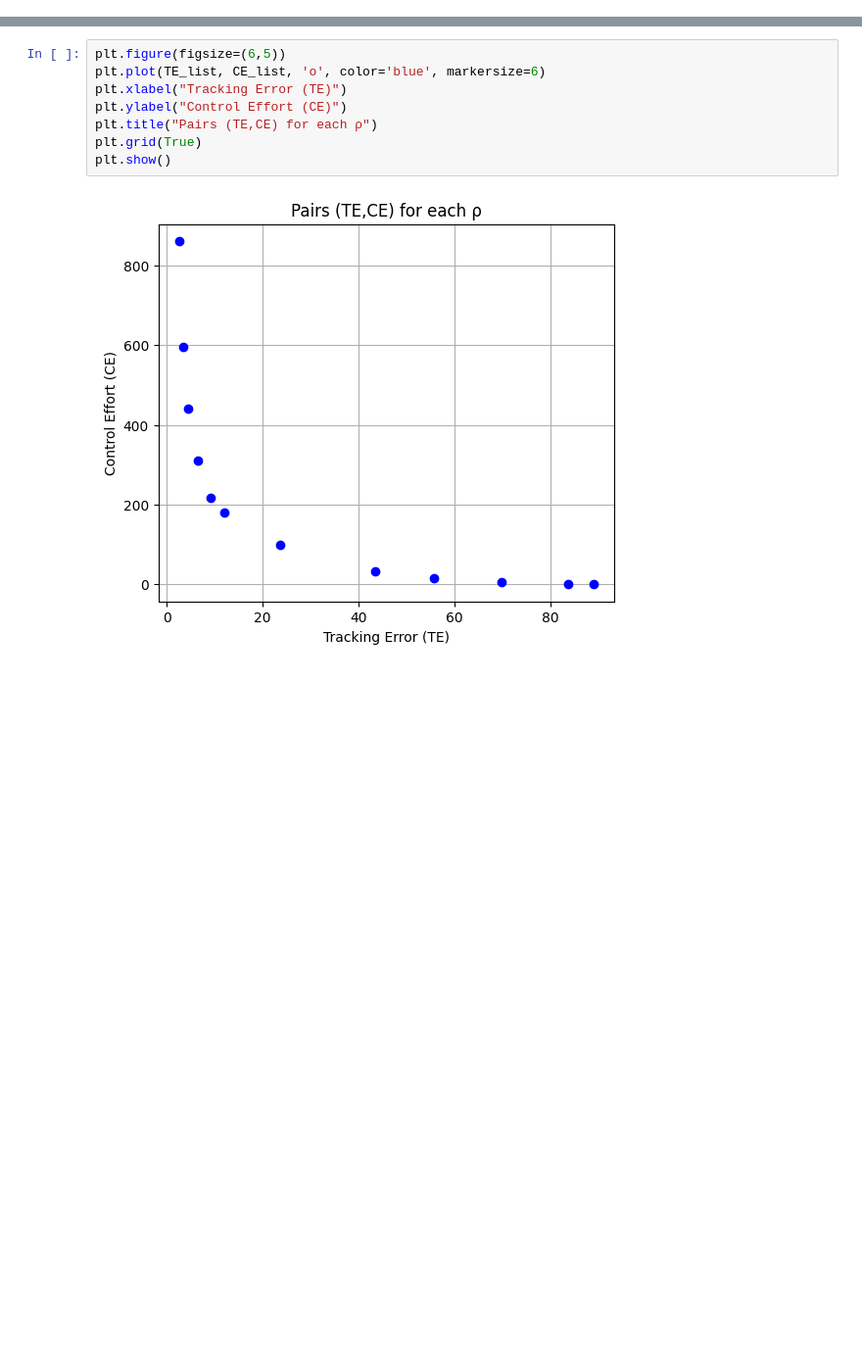
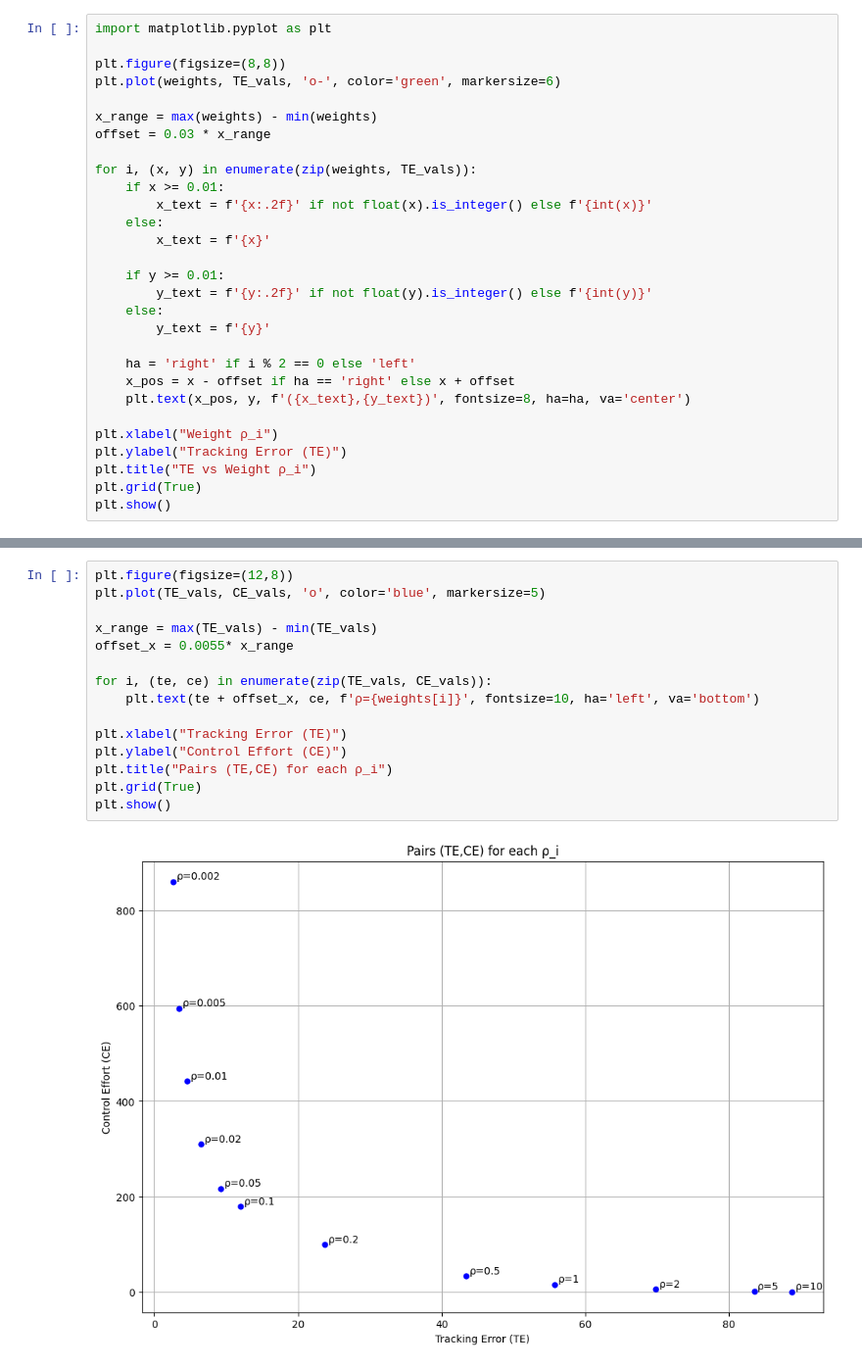
Before and after one commit to davidmarafuzgaspar/ist-optimization-algorithms-project, a Jupyter notebook: Development/Task_1.ipynb, the cells around one changed output, grey strips where cells are left out. Shown: that part at 98% size. Drawn from its saved outputs; the diff is of its cells as text; blank space fills up the shorter version.

```diff
--- a/Development/Task_1.ipynb
+++ b/Development/Task_1.ipynb
@@ -146,0 +113,29 @@ plt.show()
+# %%
+import matplotlib.pyplot as plt
+
+plt.figure(figsize=(8,8))
+plt.plot(weights, TE_vals, 'o-', color='green', markersize=6)
+
+x_range = max(weights) - min(weights)
+offset = 0.03 * x_range
+
+for i, (x, y) in enumerate(zip(weights, TE_vals)):
+    if x >= 0.01:
+        x_text = f'{x:.2f}' if not float(x).is_integer() else f'{int(x)}'
+    else:
+        x_text = f'{x}'
+
+    if y >= 0.01:
+        y_text = f'{y:.2f}' if not float(y).is_integer() else f'{int(y)}'
+    else:
+        y_text = f'{y}'
+
+    ha = 'right' if i % 2 == 0 else 'left'
+    x_pos = x - offset if ha == 'right' else x + offset
+    plt.text(x_pos, y, f'({x_text},{y_text})', fontsize=8, ha=ha, va='center')
+
+plt.xlabel("Weight ρ_i")
+plt.ylabel("Tracking Error (TE)")
+plt.title("TE vs Weight ρ_i")
+plt.grid(True)
+plt.show()
@@ -147,10 +195,17 @@ plt.show()
 # %%
-plt.figure(figsize=(6,5))
-plt.plot(TE_list, CE_list, 'o', color='blue', markersize=6)
+plt.figure(figsize=(12,8))
+plt.plot(TE_vals, CE_vals, 'o', color='blue', markersize=5)
+
+x_range = max(TE_vals) - min(TE_vals)
+offset_x = 0.0055* x_range
+
+for i, (te, ce) in enumerate(zip(TE_vals, CE_vals)):
+    plt.text(te + offset_x, ce, f'ρ={weights[i]}', fontsize=10, ha='left', va='bottom')
+
 plt.xlabel("Tracking Error (TE)")
 plt.ylabel("Control Effort (CE)")
-plt.title("Pairs (TE,CE) for each ρ")
+plt.title("Pairs (TE,CE) for each ρ_i")
 plt.grid(True)
 plt.show()
 # %% [output]
-[figure, old version]
+[figure, new version]
```
Also changed, not shown: parts of 13 cells of this notebook, 15 other files.
